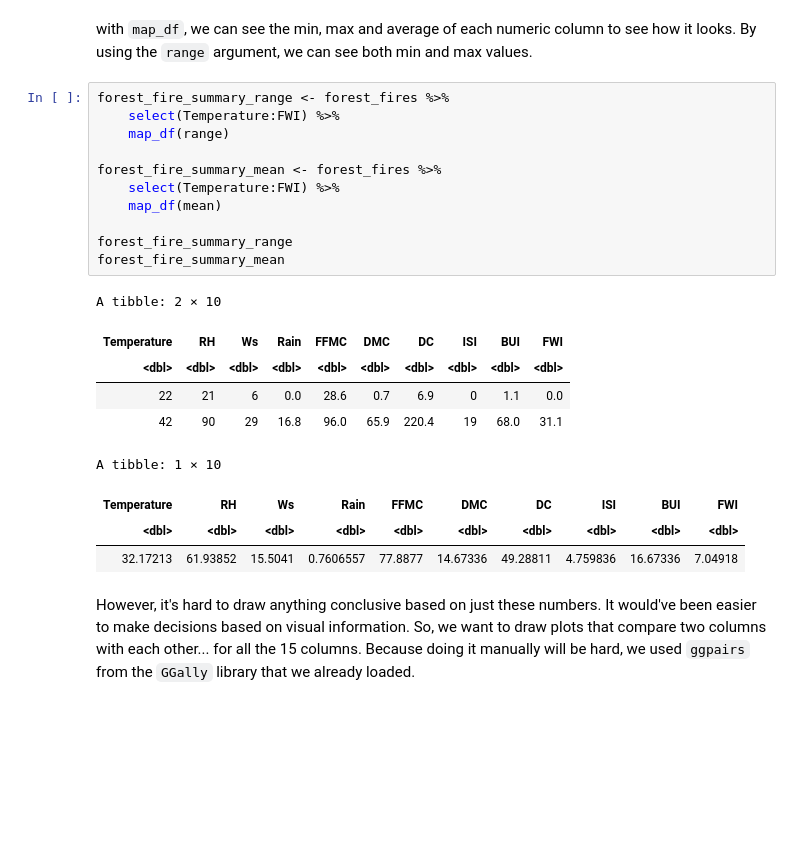
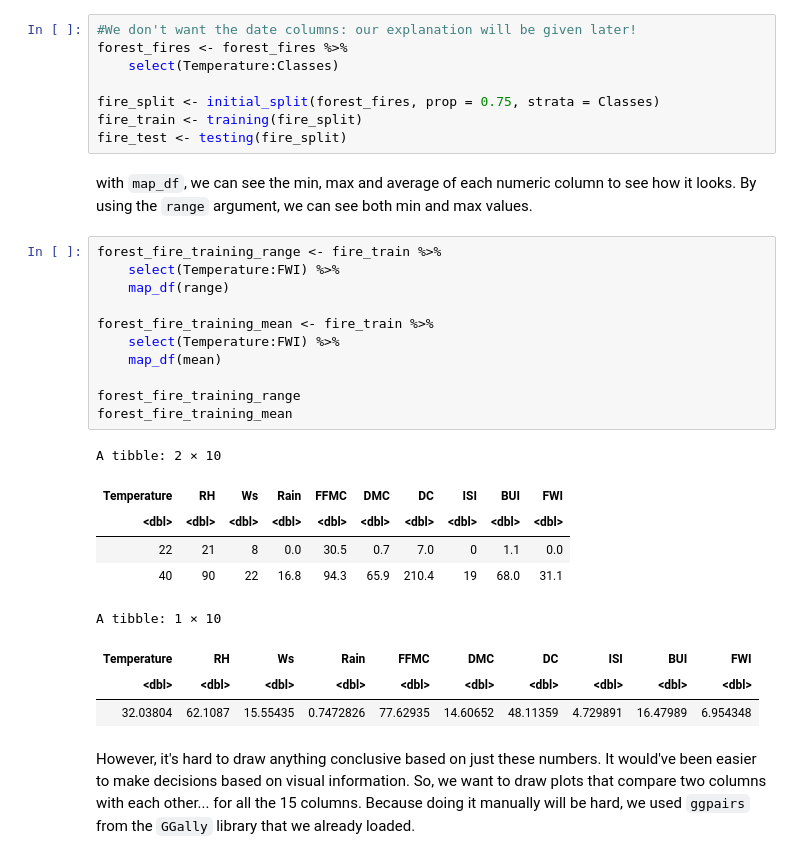
Before and after one commit to vangeliq/DSCII100_project_proposal, a Jupyter notebook: project_proposal.ipynb, the cells around one changed output. Saved outputs shown, nothing was run; the diff lists cells and outputs as text; blank space fills up the shorter version.

```diff
--- a/project_proposal.ipynb
+++ b/project_proposal.ipynb
@@ -134,26 +102,34 @@ A spec_tbl_df: 244 × 15
+# %%
+#We don't want the date columns: our explanation will be given later!
+forest_fires <- forest_fires %>%
+    select(Temperature:Classes)
+
+fire_split <- initial_split(forest_fires, prop = 0.75, strata = Classes)
+fire_train <- training(fire_split)
+fire_test <- testing(fire_split)
 # %% [markdown]
 with `map_df`, we can see the min, max and average of each numeric column to see how it looks. By using the `range` argument, we can see both min and max values.
 # %%
-forest_fire_summary_range <- forest_fires %>%
+forest_fire_training_range <- fire_train %>%
     select(Temperature:FWI) %>%
     map_df(range)
 
-forest_fire_summary_mean <- forest_fires %>%
+forest_fire_training_mean <- fire_train %>%
     select(Temperature:FWI) %>%
     map_df(mean)
 
-forest_fire_summary_range
-forest_fire_summary_mean
+forest_fire_training_range
+forest_fire_training_mean
 # %% [output]
 A tibble: 2 × 10
 | Temperature | RH | Ws | Rain | FFMC | DMC | DC | ISI | BUI | FWI |
 | <dbl> | <dbl> | <dbl> | <dbl> | <dbl> | <dbl> | <dbl> | <dbl> | <dbl> | <dbl> |
-| 22 | 21 | 6 | 0.0 | 28.6 | 0.7 | 6.9 | 0 | 1.1 | 0.0 |
-| 42 | 90 | 29 | 16.8 | 96.0 | 65.9 | 220.4 | 19 | 68.0 | 31.1 |
+| 22 | 21 | 8 | 0.0 | 30.5 | 0.7 | 7.0 | 0 | 1.1 | 0.0 |
+| 40 | 90 | 22 | 16.8 | 94.3 | 65.9 | 210.4 | 19 | 68.0 | 31.1 |
 A tibble: 1 × 10
 | Temperature | RH | Ws | Rain | FFMC | DMC | DC | ISI | BUI | FWI |
 | <dbl> | <dbl> | <dbl> | <dbl> | <dbl> | <dbl> | <dbl> | <dbl> | <dbl> | <dbl> |
-| 32.17213 | 61.93852 | 15.5041 | 0.7606557 | 77.8877 | 14.67336 | 49.28811 | 4.759836 | 16.67336 | 7.04918 |
+| 32.03804 | 62.1087 | 15.55435 | 0.7472826 | 77.62935 | 14.60652 | 48.11359 | 4.729891 | 16.47989 | 6.954348 |
 # %% [markdown]
 However, it's hard to draw anything conclusive based on just these numbers. It would've been easier to make decisions based on visual information. So, we want to draw plots that compare two columns with each other... for all the 15 columns. Because doing it manually will be hard, we used `ggpairs` from the `GGally` library that we already loaded.
 # %%
```
Also changed, not shown: parts of 10 cells of this notebook.
